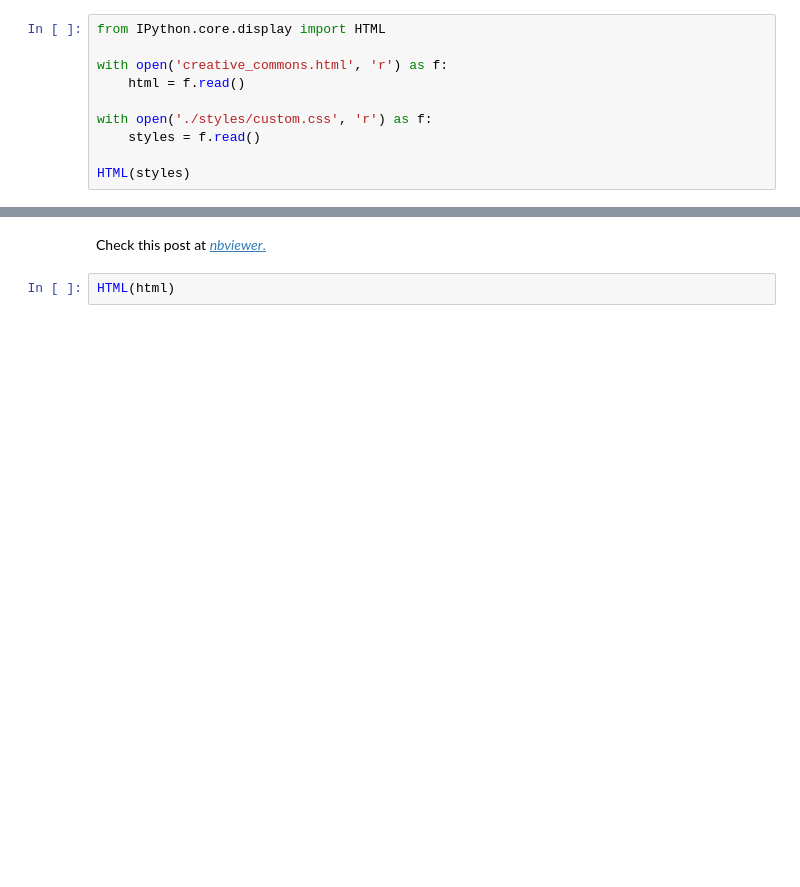
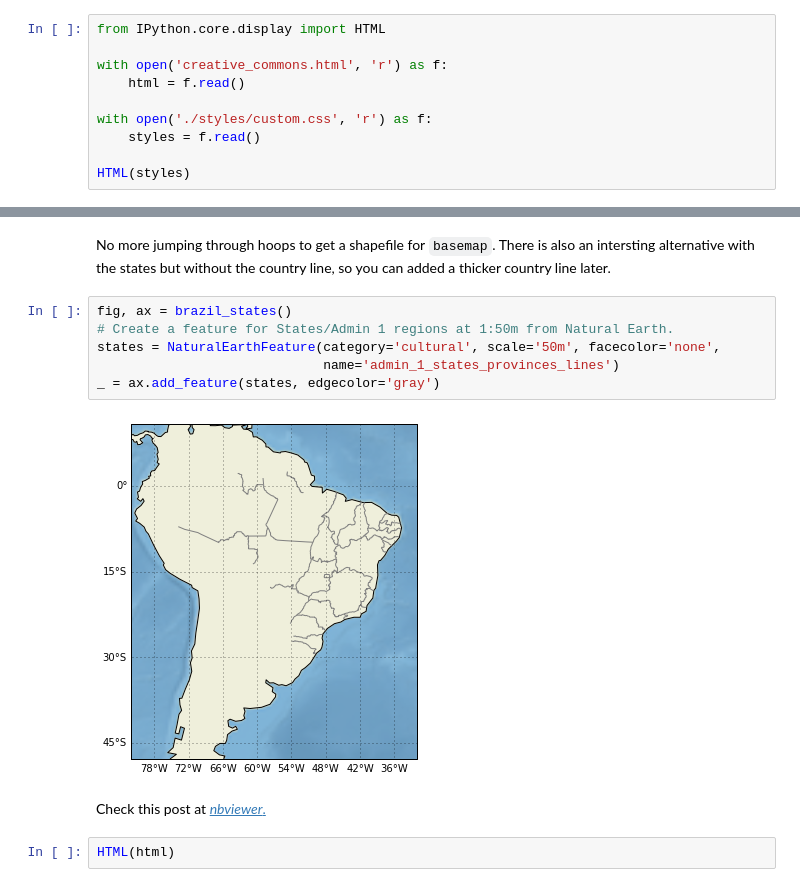
Before and after one commit to ocefpaf/python4oceanographers, a Jupyter notebook: content/downloads/notebooks/brazil_states_map2.ipynb, the cells around one changed output, grey strips where cells are left out. Drawn from its saved outputs; the diff is of its cells as text; blank space fills up the shorter version.

```diff
--- a/content/downloads/notebooks/brazil_states_map2.ipynb
+++ b/content/downloads/notebooks/brazil_states_map2.ipynb
@@ -39,3 +47,13 @@ fig, ax = brazil_states()
+# %% [markdown]
+No more jumping through hoops to get a shapefile for `basemap`.  There is also an intersting alternative with the states but without the country line, so you can added a thicker country line later.
+# %%
+fig, ax = brazil_states()
+# Create a feature for States/Admin 1 regions at 1:50m from Natural Earth.
+states = NaturalEarthFeature(category='cultural', scale='50m', facecolor='none',
+                             name='admin_1_states_provinces_lines')
+_ = ax.add_feature(states, edgecolor='gray')
+# %% [output]
+[figure, added]
 # %% [markdown]
 Check this post at [*nbviewer*.](http://nbviewer.ipython.org/urls/raw.github.com/ocefpaf/python4oceanographers/master/content/downloads/notebooks/brazil_states_map2.ipynb)
 # %%
```
Also changed, not shown: parts of 7 cells of this notebook.
